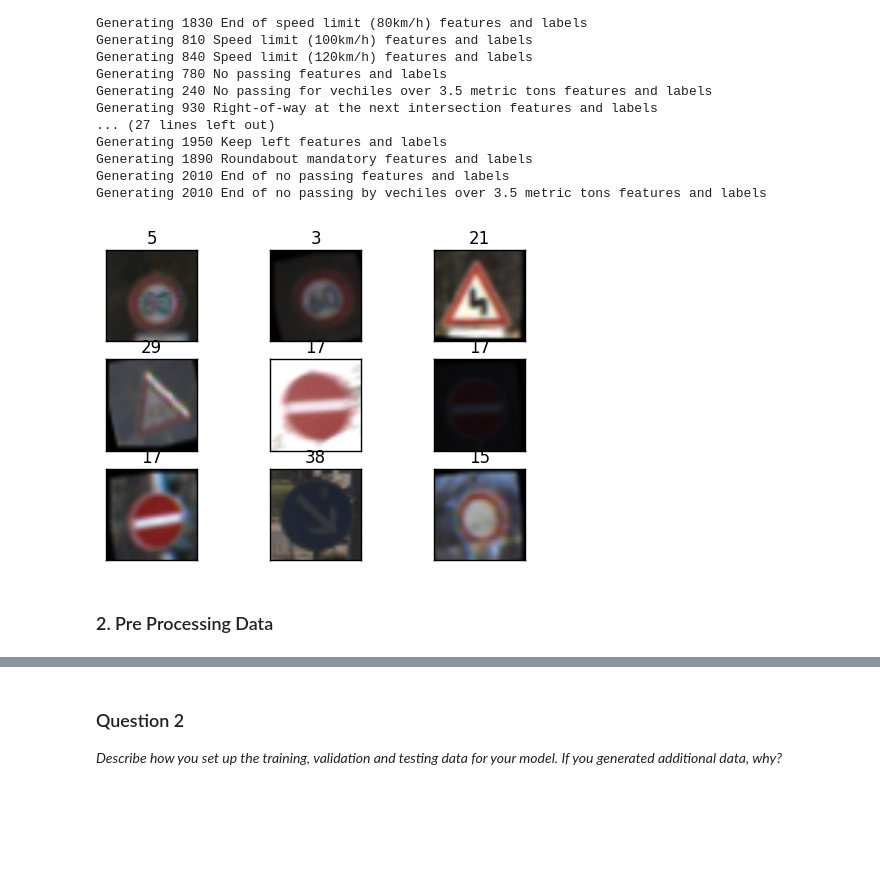
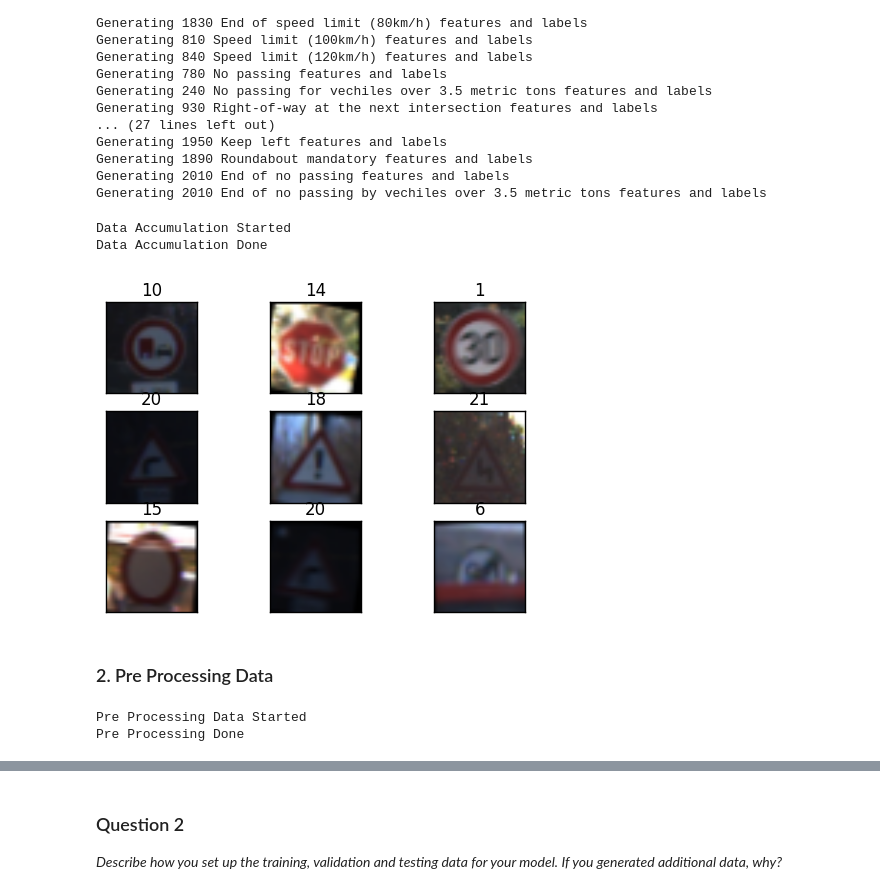
Before and after one commit to chinnikrishna/TrafficSignClassifier, a Jupyter notebook: Traffic_Signs_Recognition.ipynb, the cells around one changed output, grey strips where cells are left out. Saved outputs shown, nothing was run; the diff lists cells and outputs as text; code cells hidden in the pictures; blank space fills up the shorter version.

```diff
--- a/Traffic_Signs_Recognition.ipynb
+++ b/Traffic_Signs_Recognition.ipynb
@@ -167,7 +167,7 @@ for i in range(0,NumClasses):
     Count=Count+ClassList[i]
 
 #Generating Augmented Data by Rotating, Scaling and Changing Positions
-#Values are from Paper (Traffic Sign Recognition with Multi-Scale Convolutional Networks)
+#Values are from [1]
 IndexCount=0
 for i in range(0,NumClasses):
     print("Generating "+str(ToGenNum[i])+" "+str(Labels[i][1])+" features and labels")
@@ -186,6 +186,10 @@ for i in range(0,NumClasses):
         TrainFeaturesGen[IndexCount]=Image
         TrainLabelsGen[IndexCount]=i
         IndexCount=IndexCount+1
+#Booleans to prevent doing accumulation or pre processing being done multiple times
+DataAccDone=False    #Data Accumulation Done
+PreProcessDone=False #Pre Processing Done
+ValSplitDone=False
 # %% [output]
 Generating 2040 Speed limit (20km/h) features and labels
 Generating 30 Speed limit (30km/h) features and labels
@@ -206,11 +210,18 @@ Generating 2010 End of no passing features and labels
 Generating 2010 End of no passing by vechiles over 3.5 metric tons features and labels
 # %%
 #Accumulating Generated Data with Original Data
-TrainFeatures=np.append(TrainFeatures,TrainFeaturesGen,axis=0)
-TrainLabels=np.append(TrainLabels,TrainLabelsGen)
+if(DataAccDone==False):
+    print("Data Accumulation Started")
+    TrainFeatures=np.append(TrainFeatures,TrainFeaturesGen,axis=0)
+    TrainLabels=np.append(TrainLabels,TrainLabelsGen)
+    DataAccDone=True
+    print("Data Accumulation Done")
+assert(TrainFeatures.shape[0]==TotalDataSize)
 pltRandImages(TrainFeatures,TrainLabels,3)
 # %% [output]
+Data Accumulation Started
+Data Accumulation Done
-[figure, old version]
+[figure, new version]
 # %% [markdown]
 ### 2. Pre Processing Data
 # %%
@@ -228,9 +239,19 @@ def preProcess(Img):
     Image[:,:,2]=clahe.apply(Image[:,:,2])
     return Image
 #Pre Processing Training Image
-TrainFeaturesPP=np.zeros(TrainFeatures.shape,TrainFeatures.dtype)
-for i in range(0,len(TrainFeatures)):
-    TrainFeaturesPP[i]=preProcess(TrainFeatures[i])
+if(PreProcessDone==False):
+    print("Pre Processing Data Started")
+    TrainFeaturesPP=np.zeros(TrainFeatures.shape,TrainFeatures.dtype)
+    TestFeaturesPP=np.zeros(TestFeatures.shape,TrainFeatures.dtype)
+    for i in range(0,len(TrainFeatures)):
+        TrainFeaturesPP[i]=preProcess(TrainFeatures[i])
+    for i in range(0,len(TestFeatures)):
+        TestFeaturesPP[i]=preProcess(TestFeatures[i])
+    PreProcessDone=True
+    print("Pre Processing Done")
+# %% [output]
+Pre Processing Data Started
+Pre Processing Done
 # %%
 #Plotting Training Images after pre-processing
 pltRandImages(TrainFeaturesPP,TrainLabels,3)
```
Also changed, not shown: parts of 35 cells of this notebook.
